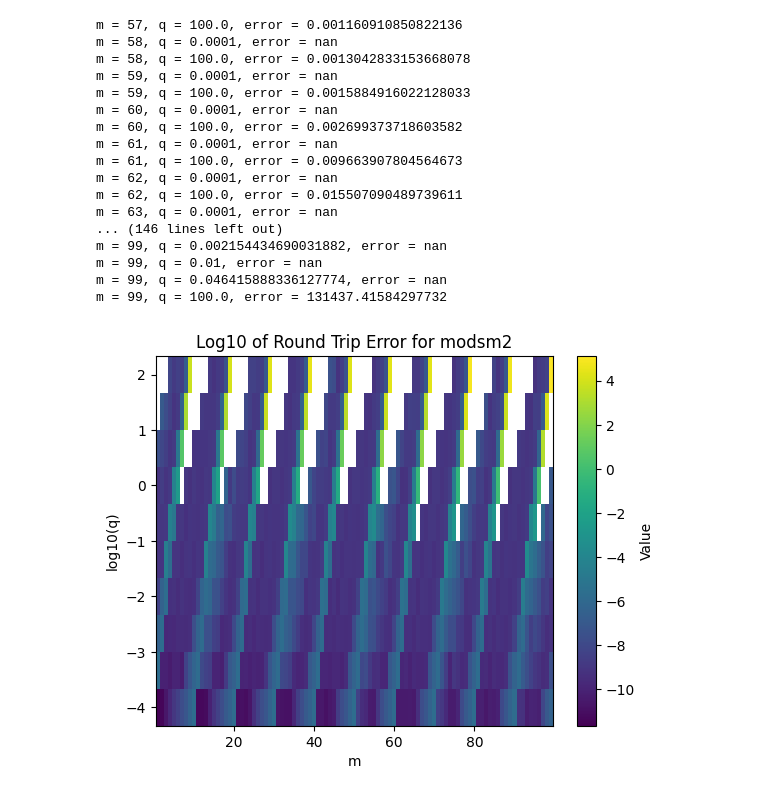
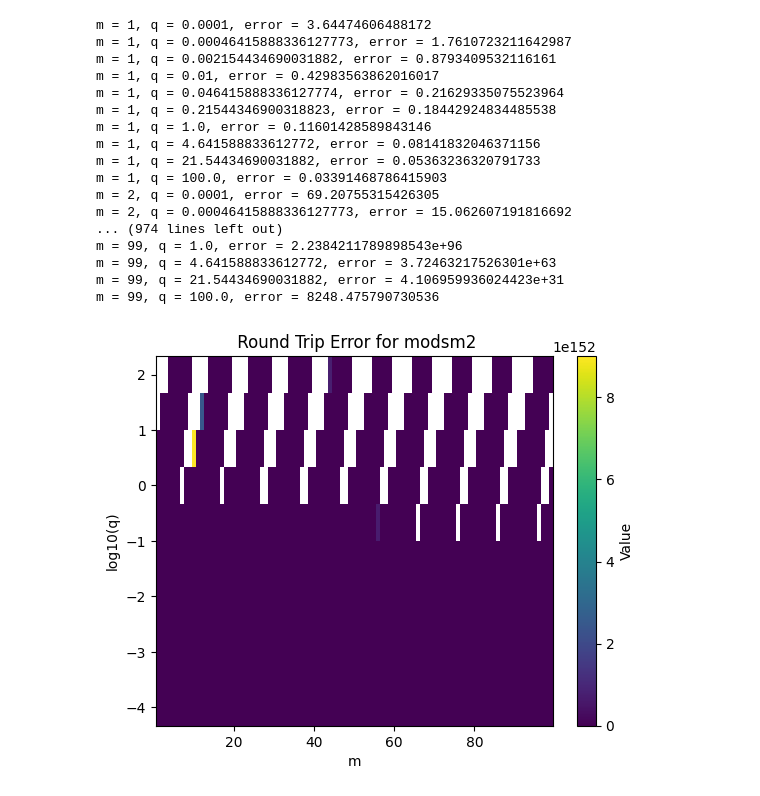
Before and after one commit to brorson/ScipyMathieuTesting, a Jupyter notebook: round_trip_modfuncs.ipynb, the cells around one changed output. Saved outputs shown, nothing was run; the diff lists cells and outputs as text; code cells hidden in the pictures.

```diff
--- a/round_trip_modfuncs.ipynb
+++ b/round_trip_modfuncs.ipynb
@@ -46,10 +46,10 @@ for m in range(MM):
 
         r = ydd/(h) - (a - 2 * q * np.cosh(2*v)) * y
         stddev = np.std(r)
-        l2norm = np.linalg.norm(y, ord=2)
+        l2norm = np.linalg.norm(y, ord=2) / np.sqrt(len(y))
 
-        error.append(stddev / l2norm)
-        if not np.isclose(stddev / l2norm , 0, atol=tol):
+        error.append( l2norm)
+        if not np.isclose( l2norm , 0, atol=tol):
 
-            print(f'm = {m}, q = {q}, error = {stddev / l2norm}')
+            print(f'm = {m}, q = {q}, error = {l2norm}')
 # %% [output]
@@ -116,10 +124,10 @@ for m in range(MM):
         a = mathieu_a(m,q)
 
         r = ydd/(h) - (a - 2 * q * np.cosh(2*v)) * y
-        stddev = np.std(r)
-        l2norm = np.linalg.norm(y, ord=2)
+        # stddev = np.std(r)
+        l2norm = np.linalg.norm(y, ord=2) / np.sqrt(len(y))
 
-        error.append(stddev / l2norm)
-        if not np.isclose(stddev / l2norm , 0, atol=tol):
-            print(f'm = {m}, q = {q}, error = {stddev / l2norm}')
+        error.append( l2norm)
+        if not np.isclose( l2norm , 0, atol=tol):
+            print(f'm = {m}, q = {q}, error = {l2norm}')
 # %% [output]
@@ -187,11 +212,11 @@ for m in range(1, MM):
         a = mathieu_b(m,q)
 
         r = ydd/(h) - (a - 2 * q * np.cosh(2*v)) * y
-        stddev = np.std(r)
-        l2norm = np.linalg.norm(y, ord=2)
+        # stddev = np.std(r)
+        l2norm = np.linalg.norm(y, ord=2) / np.sqrt(len(y))
 
 
-        error.append(stddev / l2norm)
-        if not np.isclose(stddev / l2norm , 0, atol=tol):
-            print(f'm = {m}, q = {q}, error = {stddev / l2norm}')
+        error.append(l2norm)
+        if not np.isclose( l2norm , 0, atol=tol):
+            print(f'm = {m}, q = {q}, error = {l2norm}')
 # %% [output]
@@ -259,48 +284,48 @@ for m in range(1, MM):
         a = mathieu_b(m,q)
 
         r = ydd/(h) - (a - 2 * q * np.cosh(2*v)) * y
-        stddev = np.std(r)
-        l2norm = np.linalg.norm(y, ord=2)
-        error.append(stddev / l2norm)
+        # stddev = np.std(r)
+        l2norm = np.linalg.norm(y, ord=2) / np.sqrt(len(y))
+        error.append( l2norm)
 
-        if not np.isclose(stddev / l2norm , 0, atol=tol):
-            print(f'm = {m}, q = {q}, error = {stddev / l2norm}')
+        if not np.isclose(l2norm , 0, atol=tol):
+            print(f'm = {m}, q = {q}, error = { l2norm}')
 # %% [output]
-m = 57, q = 100.0, error = 0.001160910850822136
-m = 58, q = 0.0001, error = nan
-m = 58, q = 100.0, error = 0.0013042833153668078
-m = 59, q = 0.0001, error = nan
-m = 59, q = 100.0, error = 0.0015884916022128033
-m = 60, q = 0.0001, error = nan
-m = 60, q = 100.0, error = 0.002699373718603582
-m = 61, q = 0.0001, error = nan
-m = 61, q = 100.0, error = 0.009663907804564673
-m = 62, q = 0.0001, error = nan
-m = 62, q = 100.0, error = 0.015507090489739611
-m = 63, q = 0.0001, error = nan
-... (146 lines left out)
-m = 99, q = 0.002154434690031882, error = nan
-m = 99, q = 0.01, error = nan
-m = 99, q = 0.046415888336127774, error = nan
-m = 99, q = 100.0, error = 131437.41584297732
+m = 1, q = 0.0001, error = 3.64474606488172
+m = 1, q = 0.00046415888336127773, error = 1.7610723211642987
+m = 1, q = 0.002154434690031882, error = 0.8793409532116161
+m = 1, q = 0.01, error = 0.42983563862016017
+m = 1, q = 0.046415888336127774, error = 0.21629335075523964
+m = 1, q = 0.21544346900318823, error = 0.18442924834485538
+m = 1, q = 1.0, error = 0.11601428589843146
+m = 1, q = 4.641588833612772, error = 0.08141832046371156
+m = 1, q = 21.54434690031882, error = 0.05363236320791733
+m = 1, q = 100.0, error = 0.03391468786415903
+m = 2, q = 0.0001, error = 69.20755315426305
+m = 2, q = 0.00046415888336127773, error = 15.062607191816692
+... (974 lines left out)
+m = 99, q = 1.0, error = 2.2384211789898543e+96
+m = 99, q = 4.641588833612772, error = 3.72463217526301e+63
+m = 99, q = 21.54434690031882, error = 4.106959936024423e+31
+m = 99, q = 100.0, error = 8248.475790730536
 # %%
 import matplotlib.pyplot as plt
 
 M, Q = np.meshgrid(range(1,MM), qs)
 
 error_array = np.array(error).reshape(M.shape)
 
 
 fig, ax = plt.subplots()
-im = ax.pcolormesh(range(1, MM), np.log10(qs), np.log10(error_array), cmap='viridis')
+im = ax.pcolormesh(range(1, MM), np.log10(qs), error_array, cmap='viridis')
 
 cbar = fig.colorbar(im, ax=ax)
 cbar.set_label('Value')
 
-ax.set_title("Log10 of Round Trip Error for modsm2")
+ax.set_title(" Round Trip Error for modsm2")
 ax.set_xlabel("m")
 ax.set_ylabel("log10(q)")
 
 plt.show()
 # %% [output]
-[figure, old version]
+[figure, new version]
```
Also changed, not shown: parts of 6 cells of this notebook.
